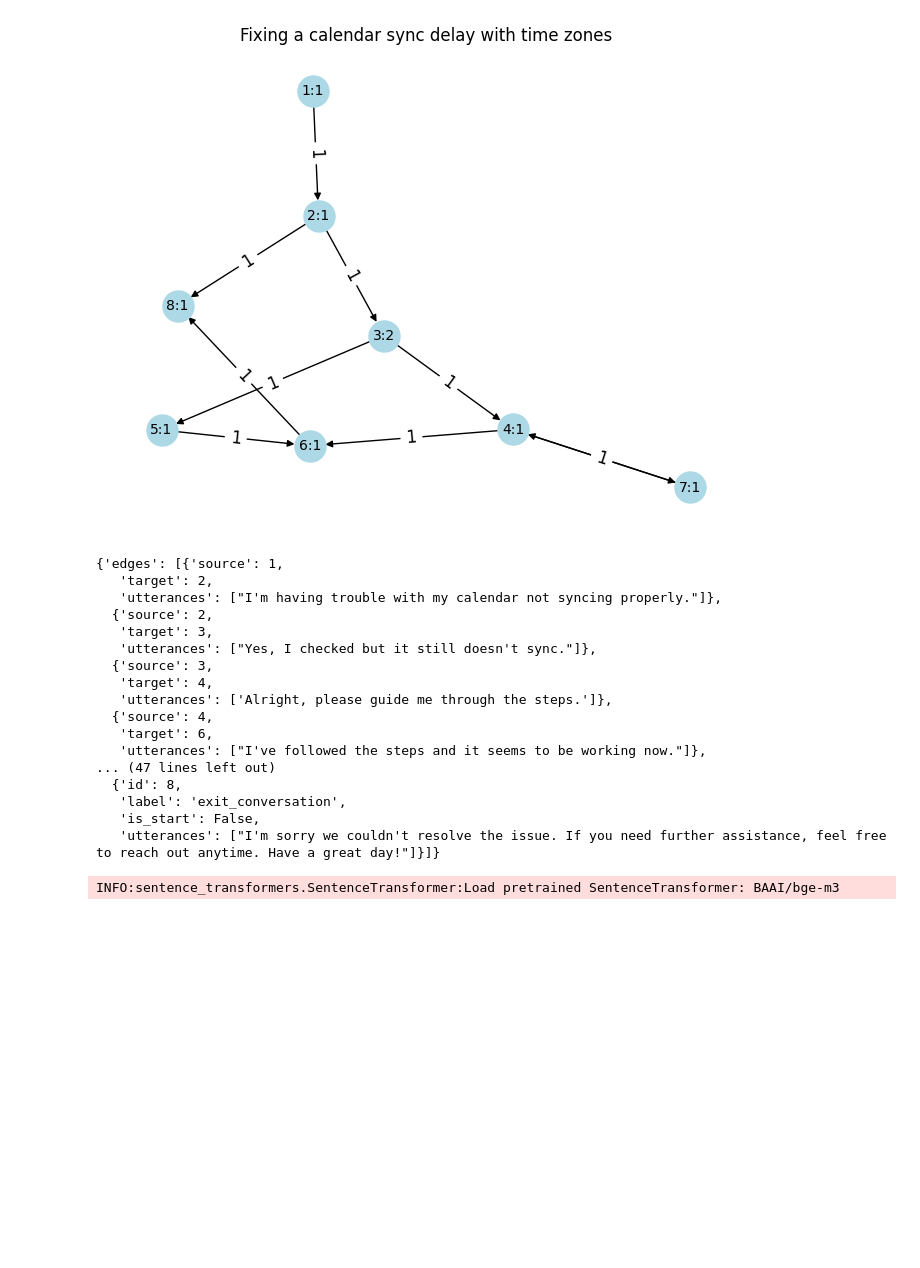
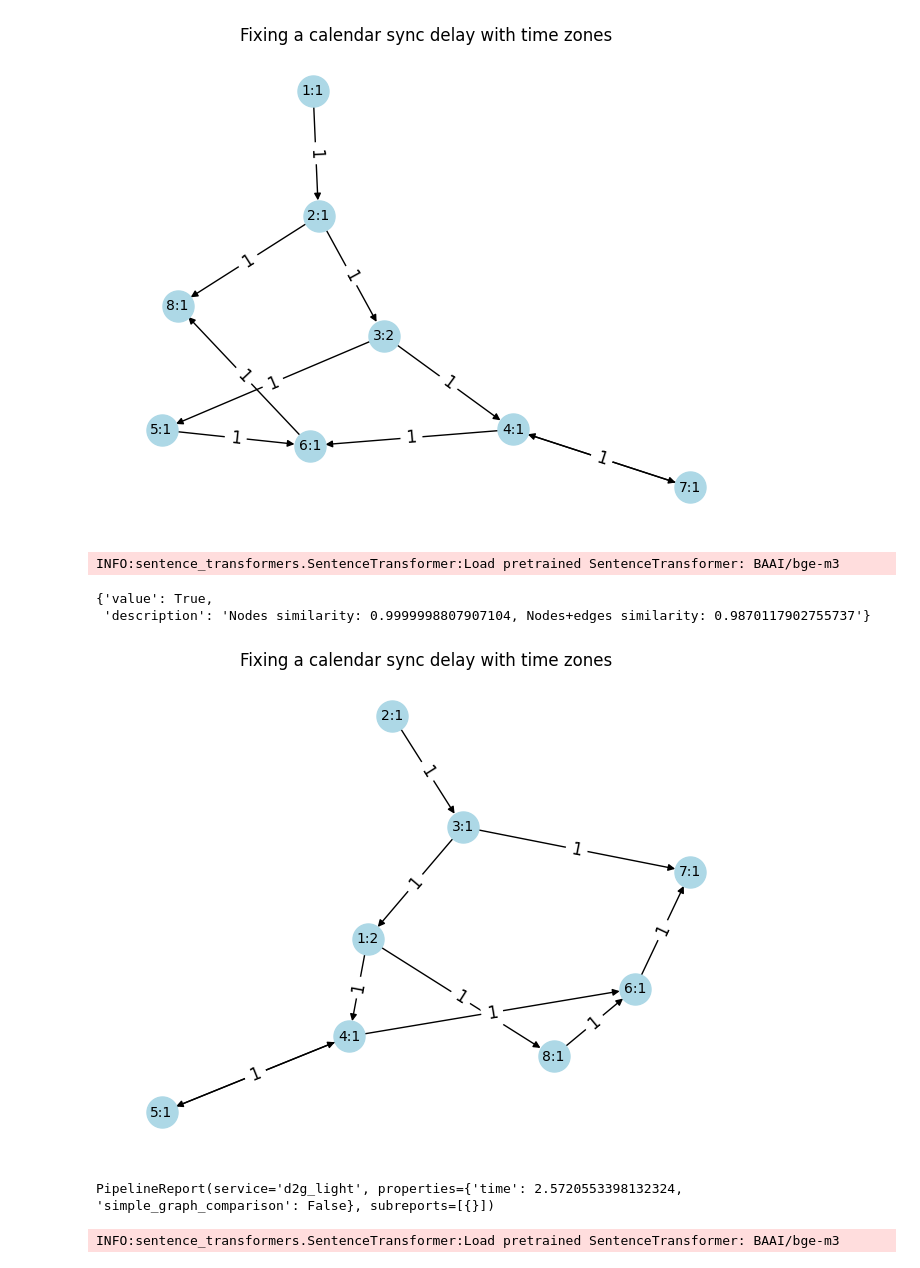
Before and after one commit to deeppavlov/dialogue2graph, a Jupyter notebook: experiments/exp2025_03_20_d2g_pipeline/exp2025_03_20_d2g_pipeline/test_pipeline.ipynb, the cells around one changed output. Saved outputs shown, nothing was run; the diff lists cells and outputs as text; code cells hidden in the pictures; blank space fills up the shorter version.

```diff
--- a/experiments/exp2025_03_20_d2g_pipeline/exp2025_03_20_d2g_pipeline/test_pipeline.ipynb
+++ b/experiments/exp2025_03_20_d2g_pipeline/exp2025_03_20_d2g_pipeline/test_pipeline.ipynb
@@ -163,26 +157,22 @@ with open("test_graph_1.json", encoding="utf-8") as f:
 Graph(data['true_graph']).visualise_short("Fixing a calendar sync delay with time zones")
 # %% [output]
 [figure]
-# %%
-data[0]['graph']
-# %% [output]
-{'edges': [{'source': 1,
-   'target': 2,
-   'utterances': ["I'm having trouble with my calendar not syncing properly."]},
-  {'source': 2,
-   'target': 3,
-   'utterances': ["Yes, I checked but it still doesn't sync."]},
-  {'source': 3,
-   'target': 4,
-   'utterances': ['Alright, please guide me through the steps.']},
-  {'source': 4,
-   'target': 6,
-   'utterances': ["I've followed the steps and it seems to be working now."]},
-... (47 lines left out)
-  {'id': 8,
-   'label': 'exit_conversation',
-   'is_start': False,
-   'utterances': ["I'm sorry we couldn't resolve the issue. If you need further assistance, feel free to reach out anytime. Have a great day!"]}]}
+# %%
+metrics.llm_metrics.compare_graphs(Graph(data['true_graph']), graph)
+# %% [output]
+INFO:sentence_transformers.SentenceTransformer:Load pretrained SentenceTransformer: BAAI/bge-m3
+{'value': True,
+ 'description': 'Nodes similarity: 0.9999998807907104, Nodes+edges similarity: 0.9870117902755737'}
+# %%
+raw_data = PipelineRawDataType(dialogs="test_graph_1.json")
+graph, report = pipeline.invoke(raw_data)
+graph.visualise_short("Fixing a calendar sync delay with time zones")
+# %% [output]
+[figure, added]
+# %%
+report
+# %% [output]
+PipelineReport(service='d2g_light', properties={'time': 2.5720553398132324, 'simple_graph_comparison': False}, subreports=[{}])
 # %%
 raw_data = PipelineRawDataType(dialogs=data['dialogs'], true_graph=data['true_graph'])
 graph, report = pipeline.invoke(raw_data, enable_evals=True)
```
Also changed, not shown: parts of 29 cells of this notebook, 18 other files.
